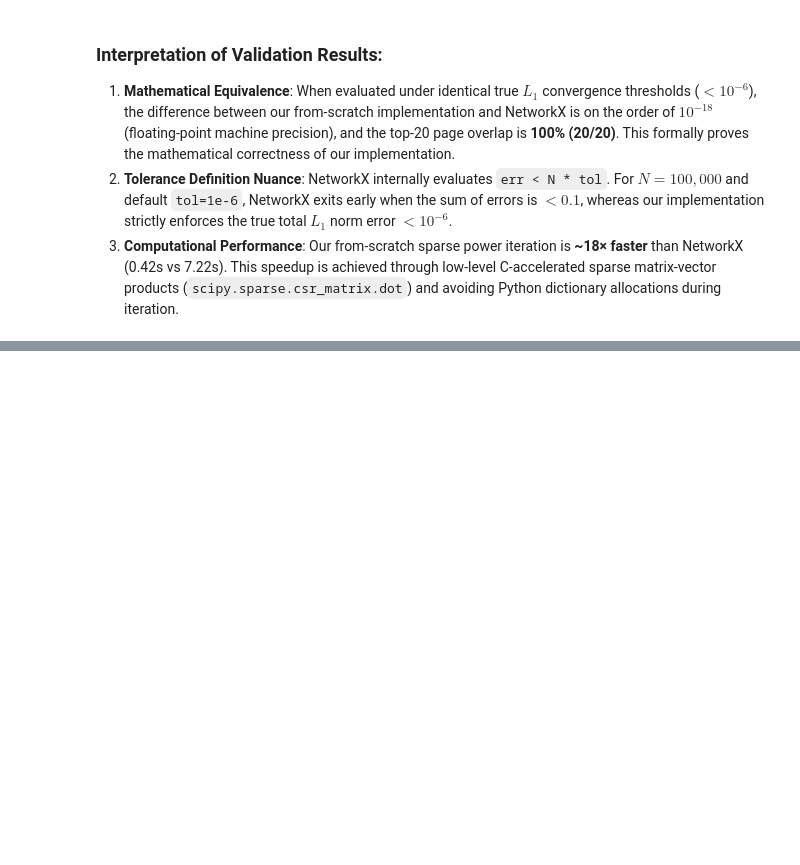
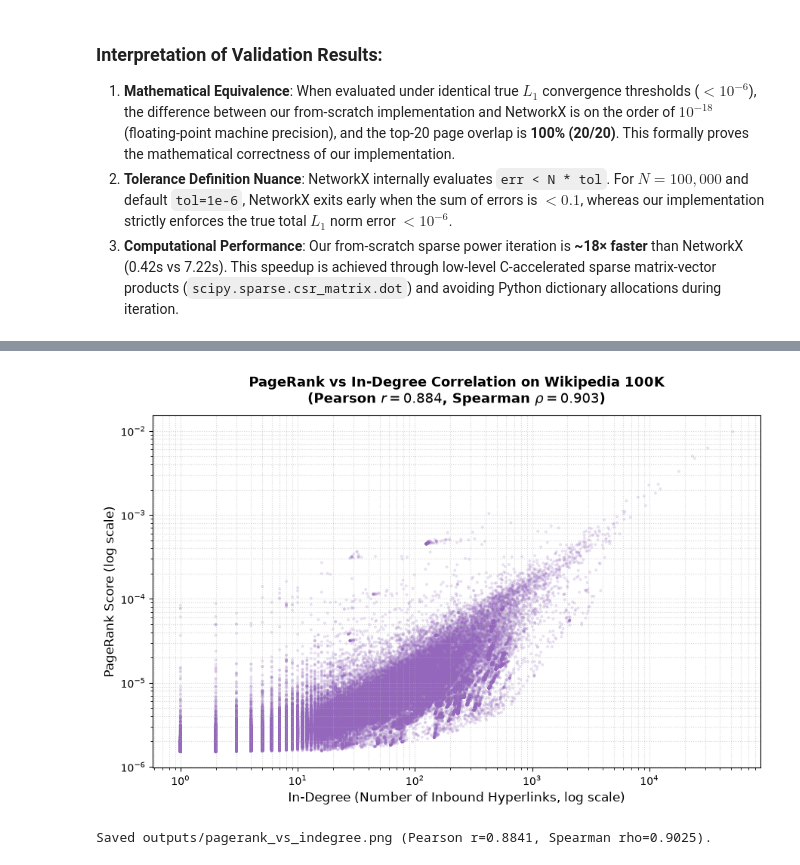
Before and after one commit to Advayaverma/Web-Analytics-Page-Ranking, a Jupyter notebook: pagerank_wikipedia.ipynb, the cells around one changed output, grey strips where cells are left out. Saved outputs shown, nothing was run; the diff lists cells and outputs as text; code cells hidden in the pictures; blank space fills up the shorter version.

```diff
--- a/pagerank_wikipedia.ipynb
+++ b/pagerank_wikipedia.ipynb
@@ -664,0 +791,28 @@ Top-20 overlap with strict tolerance: 20/20 (100.0%)
+# %%
+# Scatter plot: PageRank vs In-Degree (log-log)
+pos_mask = (graph_stats['in_degrees'] > 0)
+x_in = graph_stats['in_degrees'][pos_mask]
+y_pr = PR_scratch[pos_mask]
+
+# Compute Pearson and Spearman correlations
+r_pearson, _ = pearsonr(x_in, y_pr)
+rho_spearman, _ = spearmanr(x_in, y_pr)
+
+plt.figure(figsize=(9, 6))
+plt.scatter(x_in, y_pr, alpha=0.2, s=8, color='#9467bd', edgecolors='none', rasterized=True)
+
+plt.xscale('log')
+plt.yscale('log')
+plt.xlabel('In-Degree (Number of Inbound Hyperlinks, log scale)', fontsize=12)
+plt.ylabel('PageRank Score (log scale)', fontsize=12)
+plt.title(f'PageRank vs In-Degree Correlation on Wikipedia 100K\n(Pearson $r = {r_pearson:.3f}$, Spearman $\\rho = {rho_spearman:.3f}$)',
+          fontsize=13, fontweight='bold', pad=12)
+plt.grid(True, which='both', linestyle=':', alpha=0.5)
+plt.tight_layout()
+
+plt.savefig('outputs/pagerank_vs_indegree.png', dpi=300)
+plt.show()
+print(f"Saved outputs/pagerank_vs_indegree.png (Pearson r={r_pearson:.4f}, Spearman rho={rho_spearman:.4f}).")
+# %% [output]
+[figure, added]
+Saved outputs/pagerank_vs_indegree.png (Pearson r=0.8841, Spearman rho=0.9025).
```
Also changed, not shown: parts of 18 cells of this notebook, 6 other files.
